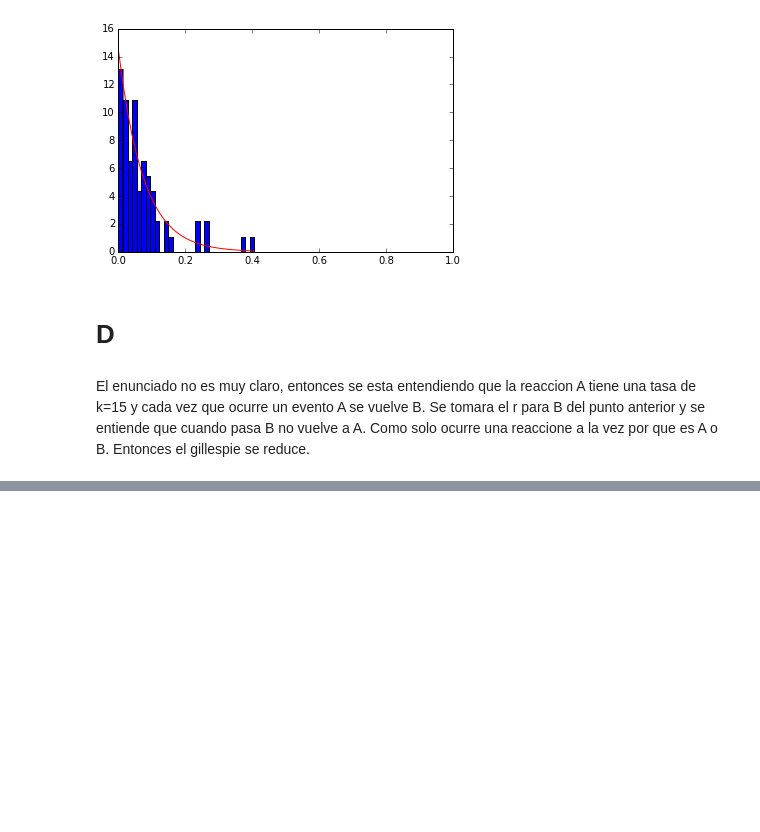
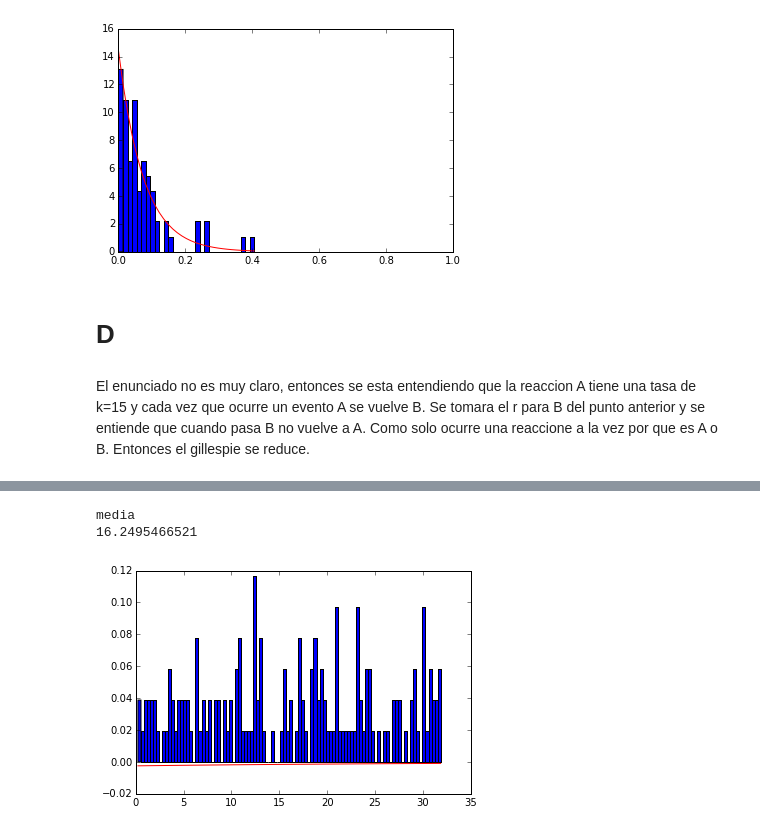
Before and after one commit to JuanDiegoArango/Simulaciones-Biologia-Sintetica, a Jupyter notebook: Tarea 4 Biologia de sistemas/Punto 2/Fundamentos del algoritmo de Gillespie.ipynb, the cells around one changed output, grey strips where cells are left out. Saved outputs shown, nothing was run; the diff lists cells and outputs as text; code cells hidden in the pictures; blank space fills up the shorter version.

```diff
--- a/Tarea 4 Biologia de sistemas/Punto 2/Fundamentos del algoritmo de Gillespie.ipynb
+++ b/Tarea 4 Biologia de sistemas/Punto 2/Fundamentos del algoritmo de Gillespie.ipynb
@@ -155,0 +157,10 @@ tiempo_A
+# %%
+count, bins, ignored = hist(tiempo_B, bins=100,normed=True)
+popt, pcov = curve_fit(exponencial, bins[:100], count)
+plot(bins,exponencial(popt[0],popt[1],bins), color='red')
+print "media"
+print mean(tiempo_B)
+# %% [output]
+media
+16.2495466521
+[figure, added]
```
Also changed, not shown: parts of 6 cells of this notebook.
